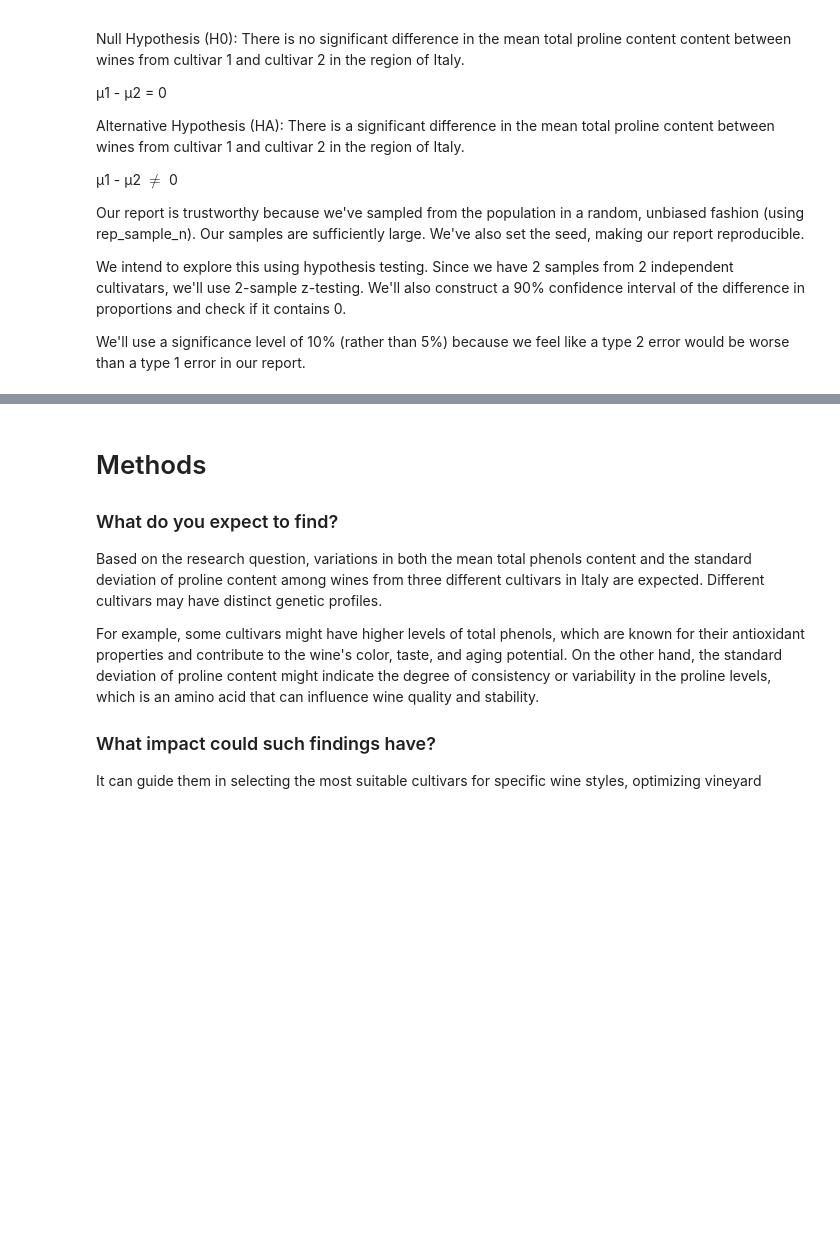
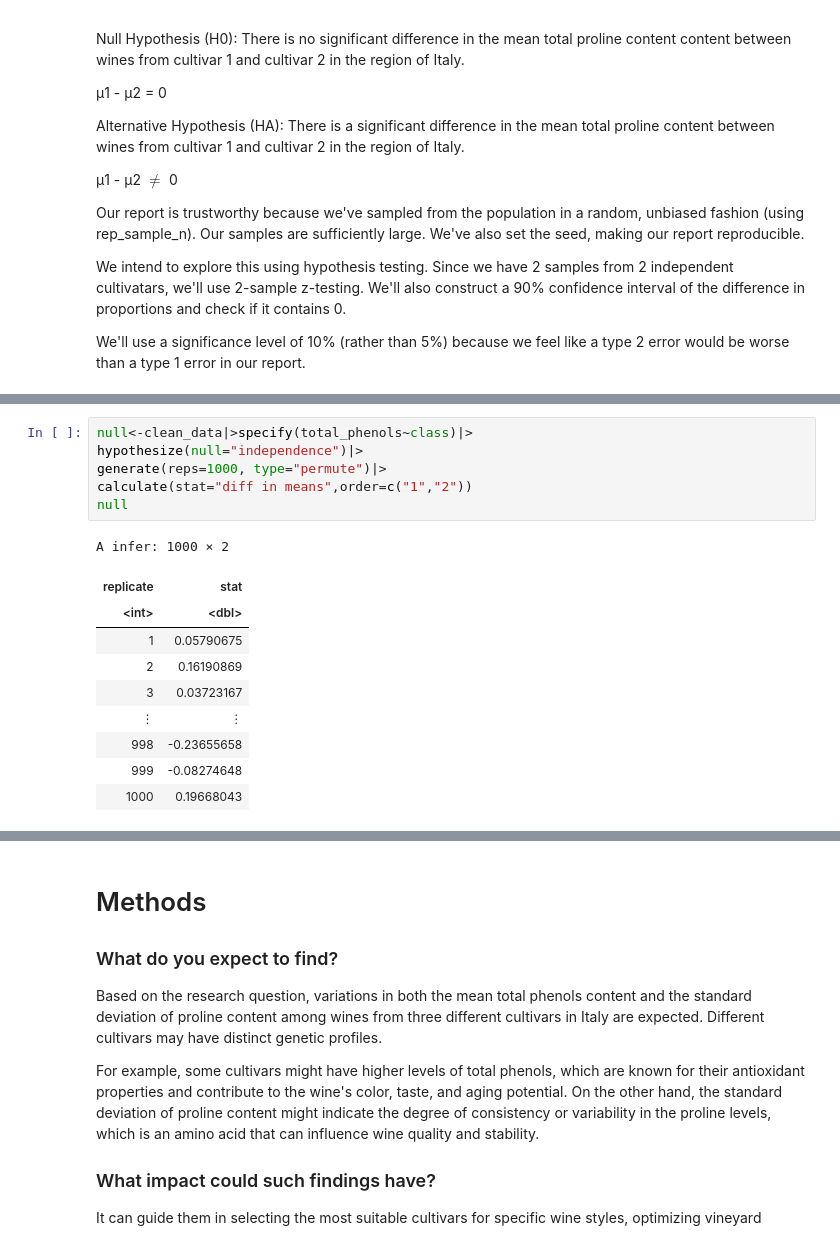
Before and after one commit to lyl1220/Stat201_Project, a Jupyter notebook: w group proposal.ipynb, the cells around one changed output, grey strips where cells are left out. Drawn from its saved outputs; the diff is of its cells as text; blank space fills up the shorter version.

```diff
--- a/w group proposal.ipynb
+++ b/w group proposal.ipynb
@@ -141,0 +169,17 @@ We'll use a significance level of 10% (rather than 5%) because we feel like a ty
+# %%
+null<-clean_data|>specify(total_phenols~class)|>
+hypothesize(null="independence")|>
+generate(reps=1000, type="permute")|>
+calculate(stat="diff in means",order=c("1","2"))
+null
+# %% [output]
+A infer: 1000 × 2
+| replicate | stat |
+| <int> | <dbl> |
+| 1 | 0.05790675 |
+| 2 | 0.16190869 |
+| 3 | 0.03723167 |
+| ⋮ | ⋮ |
+| 998 | -0.23655658 |
+| 999 | -0.08274648 |
+| 1000 | 0.19668043 |
```
Also changed, not shown: parts of 5 cells of this notebook.
